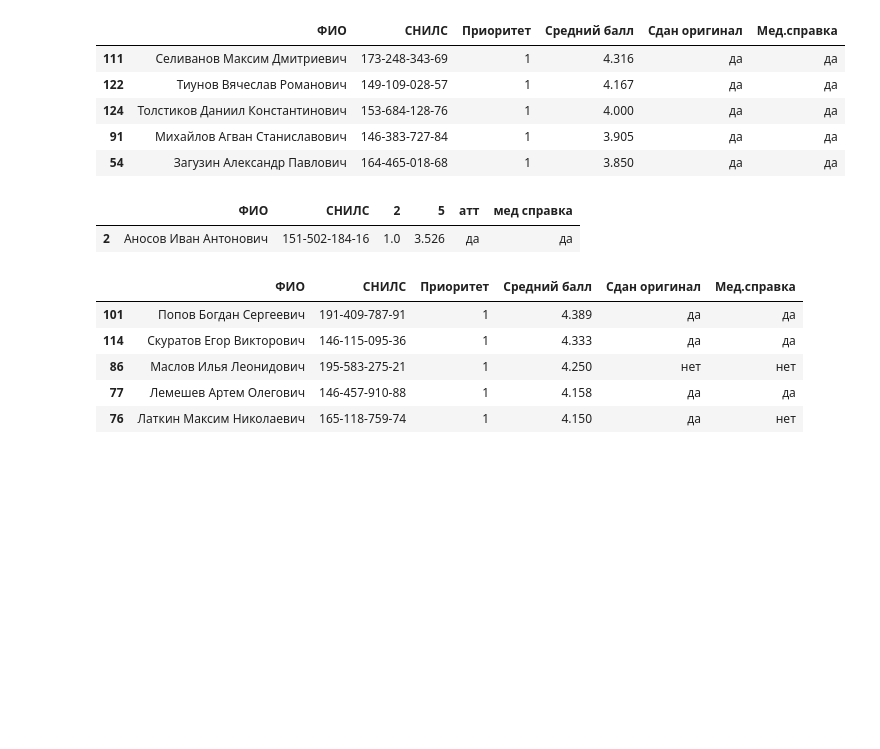
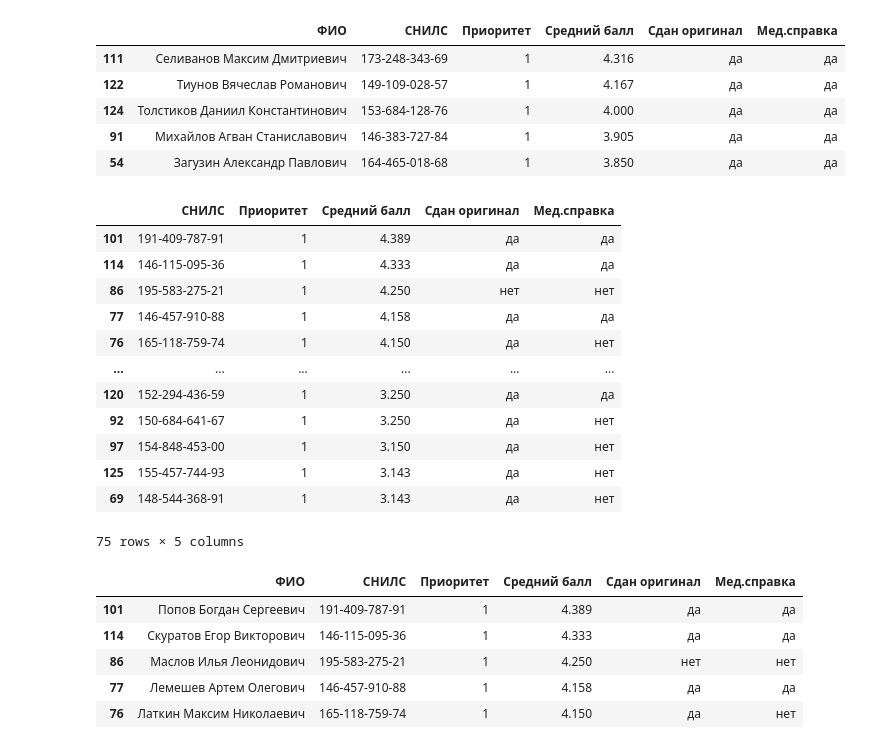
Before and after one commit to t0r1n88/Tandem, a Jupyter notebook: machinist.ipynb, the cells around one changed output. Drawn from its saved outputs; the diff is of its cells as text; code cells hidden in the pictures; blank space fills up the shorter version.

```diff
--- a/machinist.ipynb
+++ b/machinist.ipynb
@@ -191,10 +174,21 @@ clean_teplo_df.head()
 clean_electo_df = raw_electo_df[raw_electo_df['_merge']=='both'] # готовим итоговыйй тепловозник
 clean_electo_df.drop(columns=['электровоз','_merge'],inplace=True)
 # %%
-clean_electo_df.head(1)
+snils_electo_df
 # %% [output]
-|  | ФИО | СНИЛС | 2 | 5 | атт | мед справка |
-| 2 | Аносов Иван Антонович | 151-502-184-16 | 1.0 | 3.526 | да | да |
+|  | СНИЛС | Приоритет | Средний балл | Сдан оригинал | Мед.справка |
+| 101 | 191-409-787-91 | 1 | 4.389 | да | да |
+| 114 | 146-115-095-36 | 1 | 4.333 | да | да |
+| 86 | 195-583-275-21 | 1 | 4.250 | нет | нет |
+| 77 | 146-457-910-88 | 1 | 4.158 | да | да |
+| 76 | 165-118-759-74 | 1 | 4.150 | да | нет |
+| ... | ... | ... | ... | ... | ... |
+| 120 | 152-294-436-59 | 1 | 3.250 | да | да |
+| 92 | 150-684-641-67 | 1 | 3.250 | да | нет |
+| 97 | 154-848-453-00 | 1 | 3.150 | да | нет |
+| 125 | 155-457-744-93 | 1 | 3.143 | да | нет |
+| 69 | 148-544-368-91 | 1 | 3.143 | да | нет |
+75 rows × 5 columns
 # %%
 clean_electo_df.columns = ['ФИО','СНИЛС','Приоритет','Средний балл','Сдан оригинал','Мед.справка']
 
```
Also changed, not shown: parts of 23 cells of this notebook.
